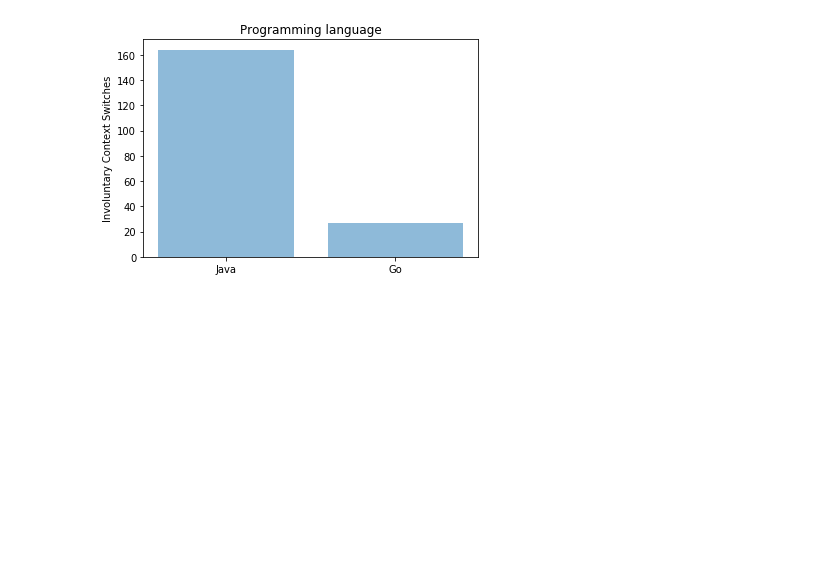
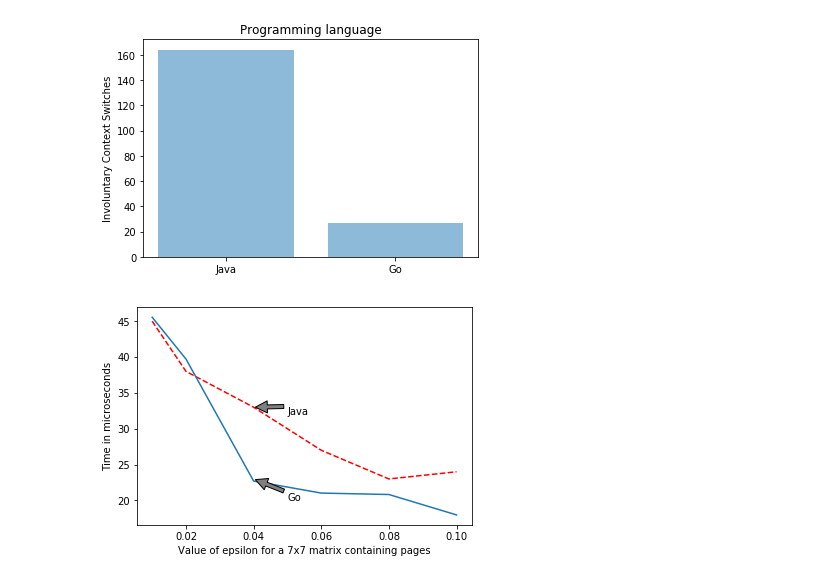
Before and after one commit to abhinavpy/SE-Mini-Project-Spring-2019, a Jupyter notebook: Graphs_Experimental.ipynb, the cells around one changed output. Cells and saved outputs as stored; diff of their text form; code cells hidden in the pictures; blank space fills up the shorter version.

Commit message:
Added some more graphs and results

```diff
--- a/Graphs_Experimental.ipynb
+++ b/Graphs_Experimental.ipynb
@@ -150,3 +150,22 @@ plt.savefig('involuntary_context_switches.png')
 plt.show()
 # %% [output]
 [figure]
+# %%
+# page rank algorithm 7x7
+# Standard Benchmarks for Runtime Analysis under concurrent programming for page rank algorithm 7x7.
+# Final Graph
+import matplotlib.pyplot as plt
+plt.plot([0.01, 0.02, 0.04, 0.06, 0.08, 0.1], [45, 38, 33, 27, 23, 24], 'r--')
+plt.plot([0.01, 0.02, 0.04, 0.06, 0.08, 0.1], [45.55, 39.72, 22.708, 21.03, 20.83, 17.985])
+plt.ylabel('Time in microseconds')
+plt.xlabel('Value of epsilon for a 7x7 matrix containing pages')
+plt.annotate('Java', xy=(0.04, 33), xytext=(0.05, 32),
+            arrowprops=dict(facecolor='grey', shrink=0.05),
+            )
+plt.annotate('Go', xy=(0.04, 23),xytext=(0.05, 20),
+            arrowprops=dict(facecolor='grey', shrink=0.05),
+            )
+plt.savefig('page_rank7x7_analysis.png')
+plt.show()
+# %% [output]
+[figure, added]
```
Also changed, not shown: parts of 3 cells of this notebook, 8 other files.
